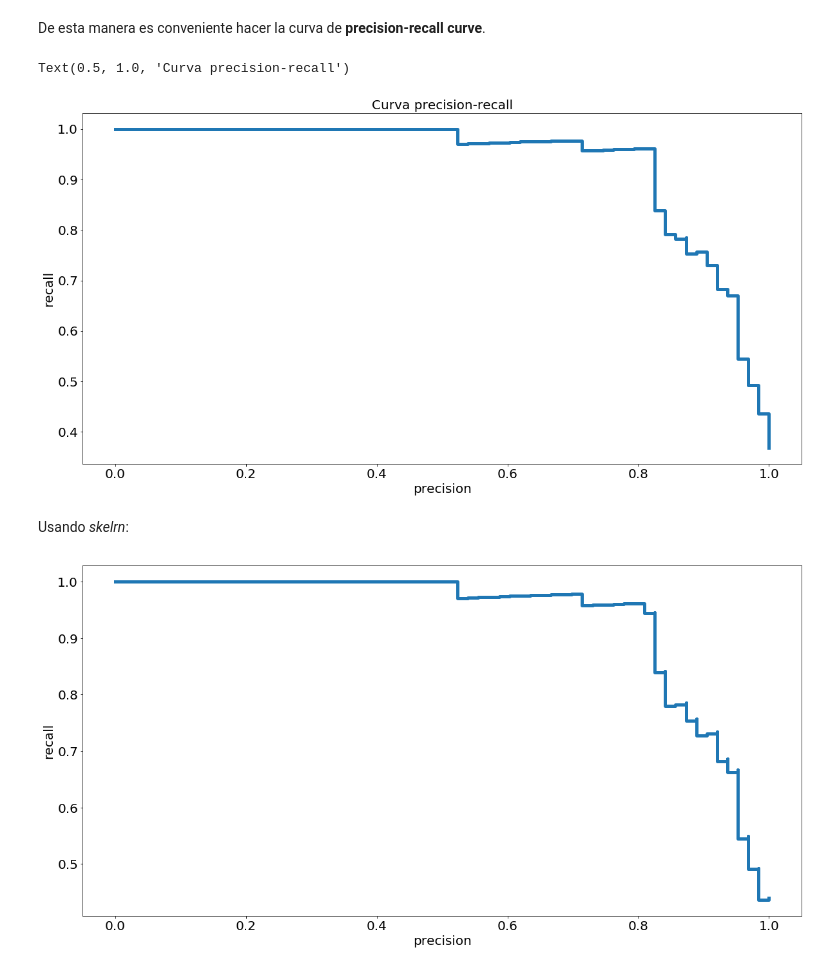
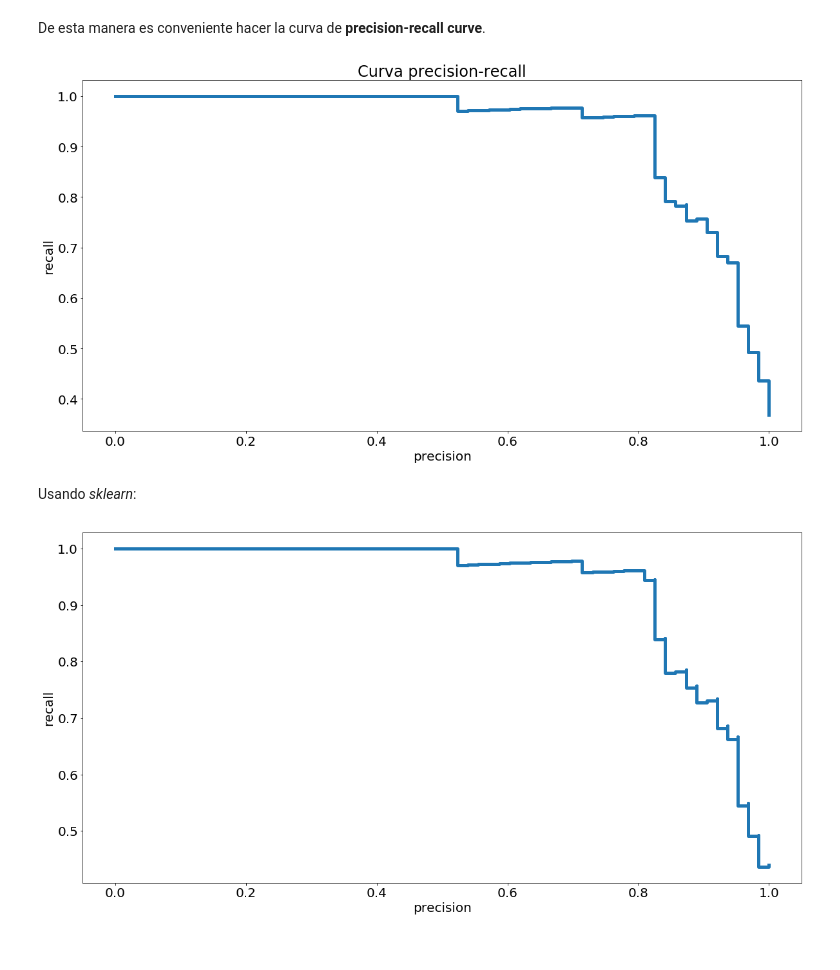
Before and after one commit to StaticVoidGabo/intro_to_machine_learning, a Jupyter notebook: 3.1-2-regresion-logistica.ipynb, the cells around one changed output. Saved outputs shown, nothing was run; the diff lists cells and outputs as text; code cells hidden in the pictures.

```diff
--- a/3.1-2-regresion-logistica.ipynb
+++ b/3.1-2-regresion-logistica.ipynb
@@ -278,23 +278,23 @@ De esta manera es conveniente hacer la curva de __precision-recall curve__.
 # %%
 ts = np.linspace(0, 1, 100)
 precisions = []
 recalls = []
 for t in ts:
     p,r = precision_recall(y_test, y_test_proba, t)
     precisions.append(p)
     recalls.append(r)
 
 plt.step(recalls, precisions,linewidth=5)
-plt.xticks(size=20)
-plt.xlabel("precision",size=20)
-plt.ylabel("recall",size=20)
-plt.yticks(size=20)
-plt.title("Curva precision-recall",size=20)
+plt.xticks()
+plt.xlabel("precision")
+plt.ylabel("recall")
+plt.yticks()
+plt.title("Curva precision-recall")
+plt.show()
 # %% [output]
-Text(0.5, 1.0, 'Curva precision-recall')
-[figure, old version]
+[figure, new version]
 # %% [markdown]
-Usando *skelrn*:
+Usando *sklearn*:
 # %%
 from sklearn.metrics import precision_recall_curve
 
```
Also changed, not shown: parts of 5 cells of this notebook, 8 other files.
